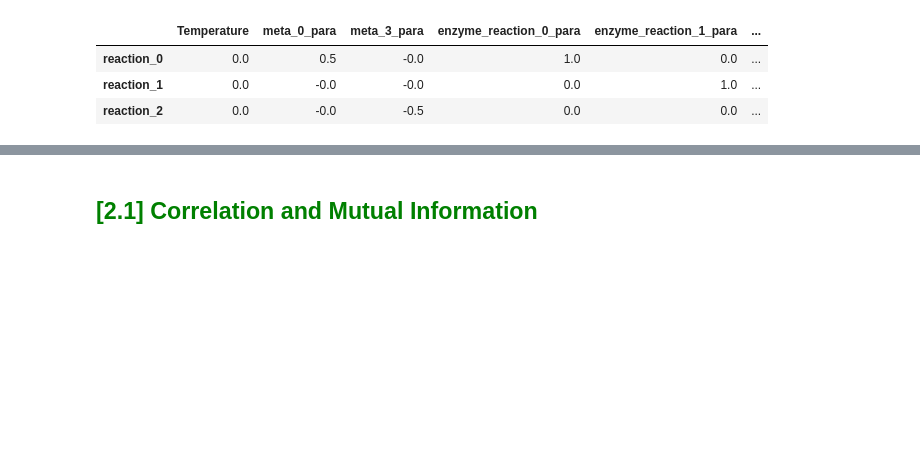
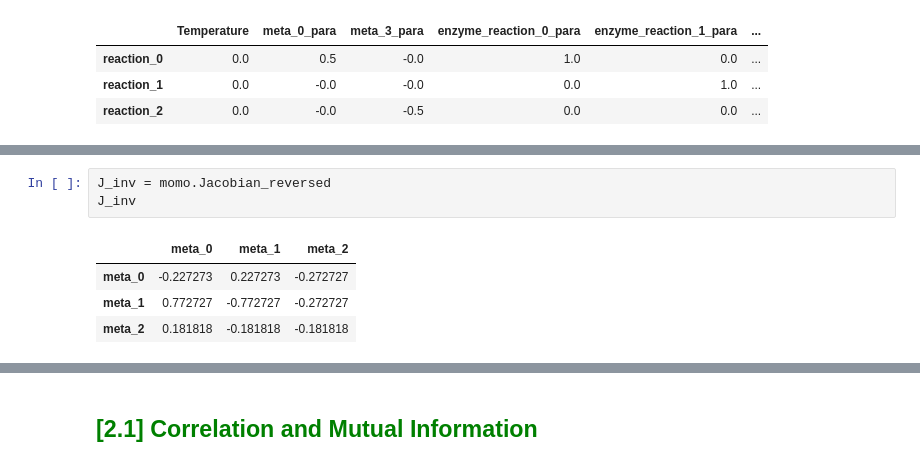
Before and after one commit to tuturax/BadAss, a Jupyter notebook: test_class.ipynb, the cells around one changed output, grey strips where cells are left out. Cells and saved outputs as stored; diff of their text form; blank space fills up the shorter version.

```diff
--- a/test_class.ipynb
+++ b/test_class.ipynb
@@ -426,0 +435,8 @@ momo.elasticity.p.df
+# %%
+J_inv = momo.Jacobian_reversed
+J_inv
+# %% [output]
+|  | meta_0 | meta_1 | meta_2 |
+| meta_0 | -0.227273 | 0.227273 | -0.272727 |
+| meta_1 | 0.772727 | -0.772727 | -0.272727 |
+| meta_2 | 0.181818 | -0.181818 | -0.181818 |
```
Also changed, not shown: parts of 20 cells of this notebook, 10 other files.
